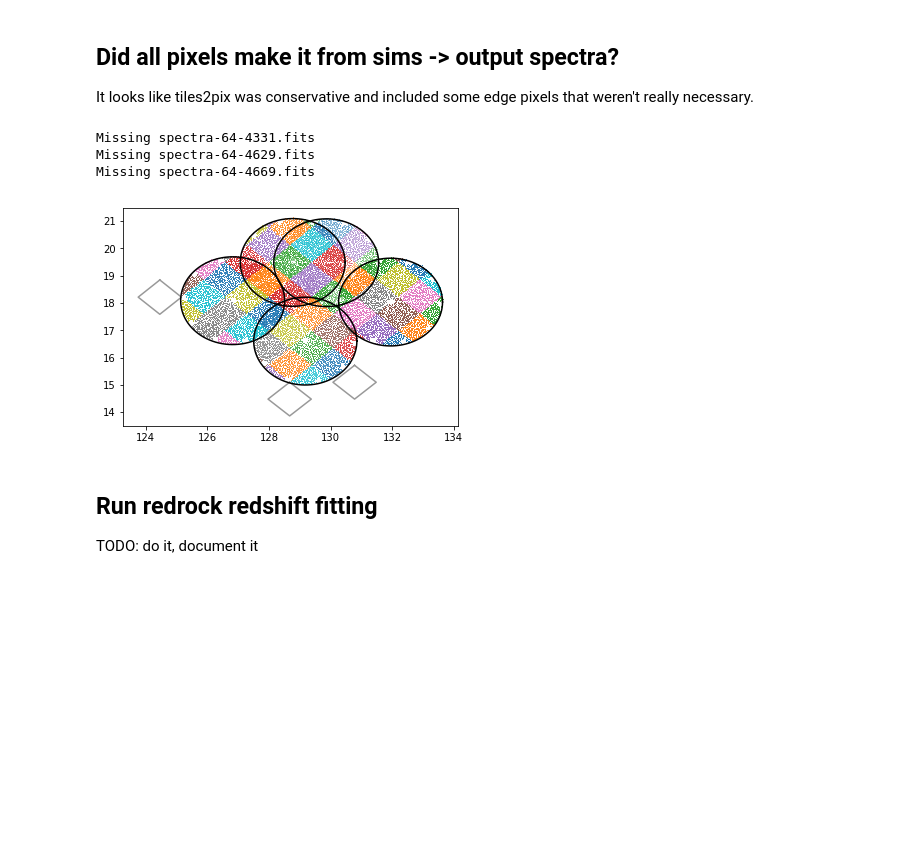
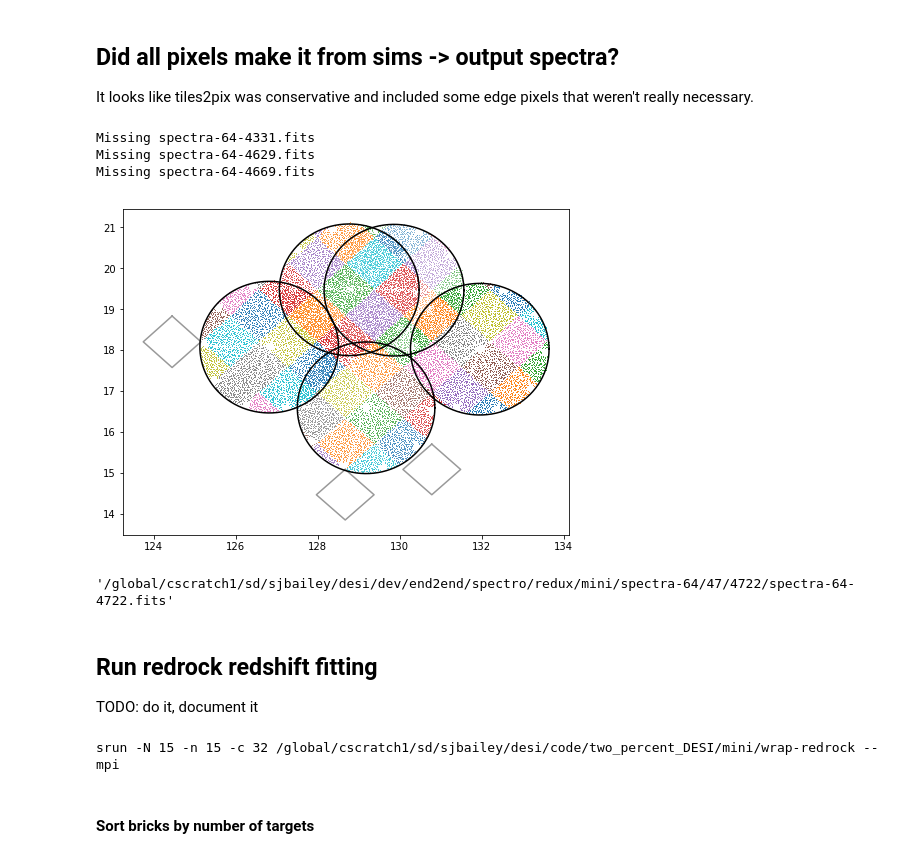
Before and after one commit to desihub/two_percent_DESI, a Jupyter notebook: mini/minitest.ipynb, the cells around one changed output. Saved outputs shown, nothing was run; the diff lists cells and outputs as text; code cells hidden in the pictures; blank space fills up the shorter version.

```diff
--- a/mini/minitest.ipynb
+++ b/mini/minitest.ipynb
@@ -473,25 +507,39 @@ really necessary.
 # %%
 import desispec.io
 nside=64
 misspix = list()
+figure(figsize=(8,6))
 for p in pixels:
     specfile = desispec.io.findfile('spectra', nside=nside, groupname=str(p))
     if not os.path.exists(specfile):
         print('Missing {}'.format(os.path.basename(specfile)))
         misspix.append(p)
     else:
         fibermap = Table.read(specfile, 'FIBERMAP')
         plot(fibermap['RA_TARGET'], fibermap['DEC_TARGET'], ',', alpha=0.5)
 
 plot_healpix(nside, misspix)
 for t in xtiles:
     plot_tile(t['RA'], t['DEC'])
 # %% [output]
 Missing spectra-64-4331.fits
 Missing spectra-64-4629.fits
 Missing spectra-64-4669.fits
-[figure, old version]
+[figure, new version]
+# %%
+desispec.io.findfile('spectra', groupname=4722)
+# %% [output]
+'/global/cscratch1/sd/sjbailey/desi/dev/end2end/spectro/redux/mini/spectra-64/47/4722/spectra-64-4722.fits'
 # %% [markdown]
 ## Run redrock redshift fitting
 
 TODO: do it, document it
+# %%
+nodes = 15
+cmd = 'srun -N {nodes} -n {nodes} -c 32'.format(nodes=nodes)
+cmd += ' {}/wrap-redrock --mpi'.format(os.getcwd())
+print(cmd)
+# %% [output]
+srun -N 15 -n 15 -c 32 /global/cscratch1/sd/sjbailey/desi/code/two_percent_DESI/mini/wrap-redrock --mpi
+# %% [markdown]
+#### Sort bricks by number of targets
```
Also changed, not shown: parts of 21 cells of this notebook.
